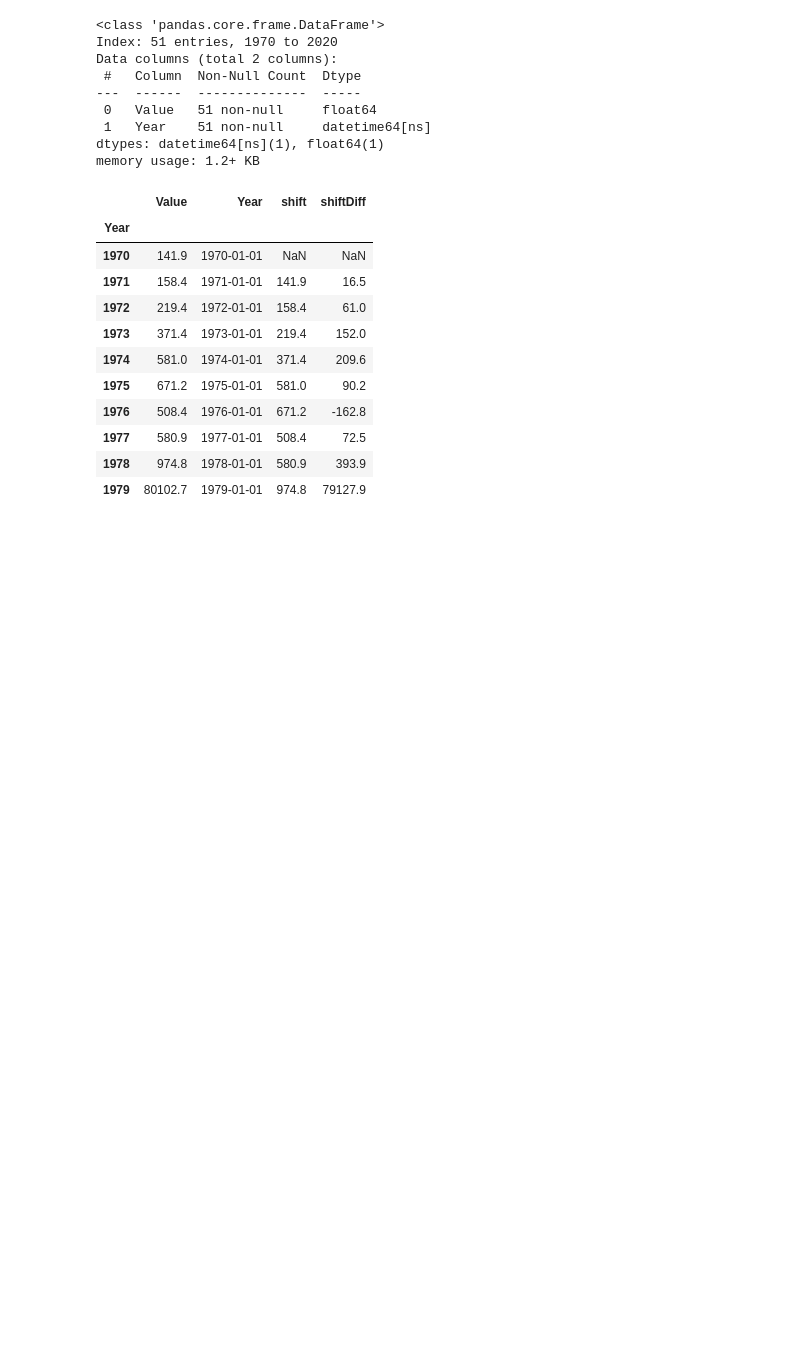
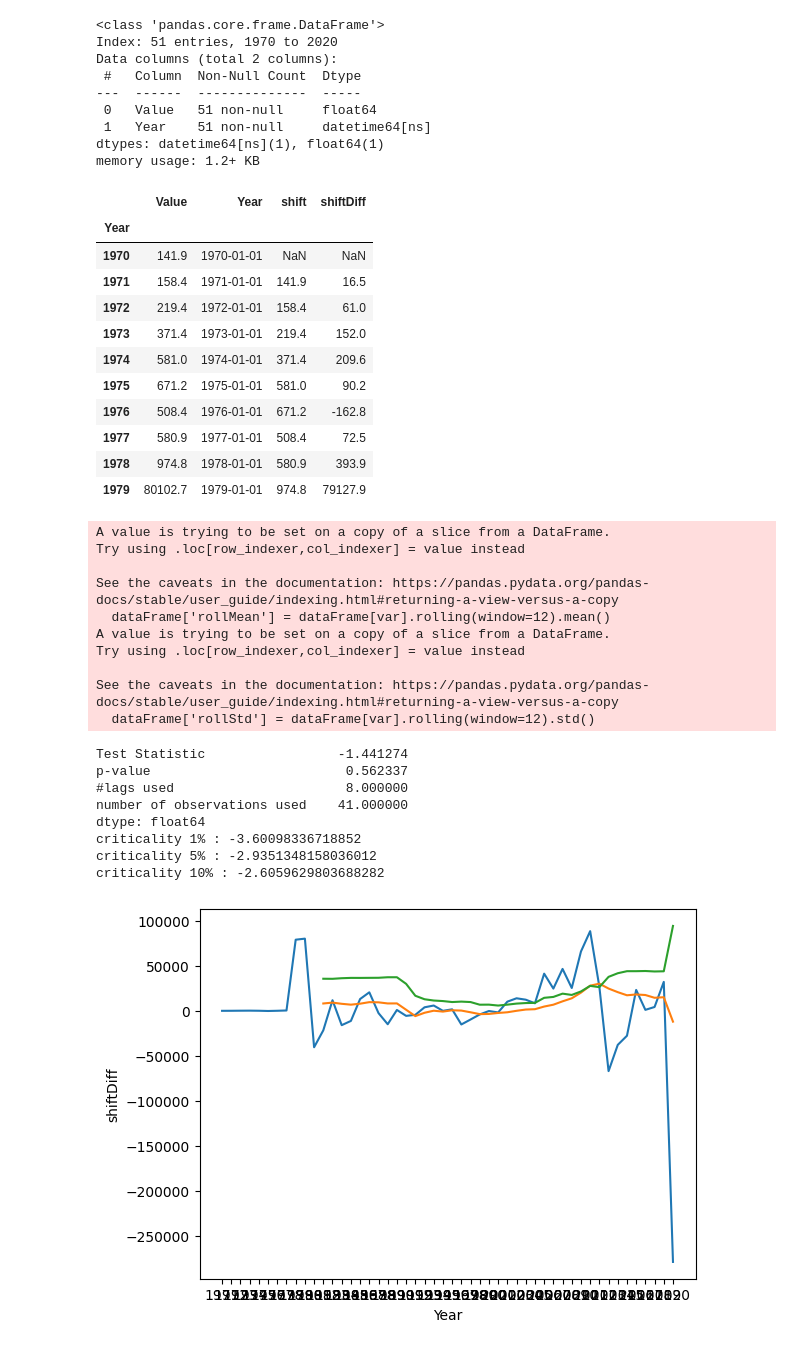
Before and after one commit to Mechturncoder/data_analystic, a Jupyter notebook: 14_Time_Series_Analysis.ipynb, the cells around one changed output. Saved outputs shown, nothing was run; the diff lists cells and outputs as text; code cells hidden in the pictures; blank space fills up the shorter version.

```diff
--- a/14_Time_Series_Analysis.ipynb
+++ b/14_Time_Series_Analysis.ipynb
@@ -838,3 +830,44 @@ df2_year.head(10)
 | 1977 | 580.9 | 1977-01-01 | 508.4 | 72.5 |
 | 1978 | 974.8 | 1978-01-01 | 580.9 | 393.9 |
 | 1979 | 80102.7 | 1979-01-01 | 974.8 | 79127.9 |
+# %%
+# The previous code to test stationarity is now in a function
+def test_stationarity(dataFrame, var):
+    dataFrame['rollMean'] = dataFrame[var].rolling(window=12).mean()
+    dataFrame['rollStd'] = dataFrame[var].rolling(window=12).std()
+
+    from statsmodels.tsa.stattools import adfuller
+    adfTest = adfuller(dataFrame[var])
+    stats = pd.Series(adfTest[0:4], index=['Test Statistic', 'p-value', '#lags used', 'number of observations used'])
+    print(stats)
+
+    for key, values in adfTest[4].items():
+        print('criticality', key, ":", values)
+
+    sns.lineplot(data=dataFrame, x=dataFrame.index, y=dataFrame.shiftDiff)  #blue
+    sns.lineplot(data=dataFrame, x=dataFrame.index, y=dataFrame.rollMean)    #yellow
+    sns.lineplot(data=dataFrame, x=dataFrame.index, y=dataFrame.rollStd)     #green
+    plt.show()
+
+# Test stationarity
+test_stationarity(df2_year.dropna(), 'shiftDiff')
+# %% [output]
+A value is trying to be set on a copy of a slice from a DataFrame.
+Try using .loc[row_indexer,col_indexer] = value instead
+
+See the caveats in the documentation: https://pandas.pydata.org/pandas-docs/stable/user_guide/indexing.html#returning-a-view-versus-a-copy
+  dataFrame['rollMean'] = dataFrame[var].rolling(window=12).mean()
+A value is trying to be set on a copy of a slice from a DataFrame.
+Try using .loc[row_indexer,col_indexer] = value instead
+
+See the caveats in the documentation: https://pandas.pydata.org/pandas-docs/stable/user_guide/indexing.html#returning-a-view-versus-a-copy
+  dataFrame['rollStd'] = dataFrame[var].rolling(window=12).std()
+Test Statistic                 -1.441274
+p-value                         0.562337
+#lags used                      8.000000
+number of observations used    41.000000
+dtype: float64
+criticality 1% : -3.60098336718852
+criticality 5% : -2.9351348158036012
+criticality 10% : -2.6059629803688282
+[figure, added]
```
Also changed, not shown: parts of 10 cells of this notebook, 12 other files.
